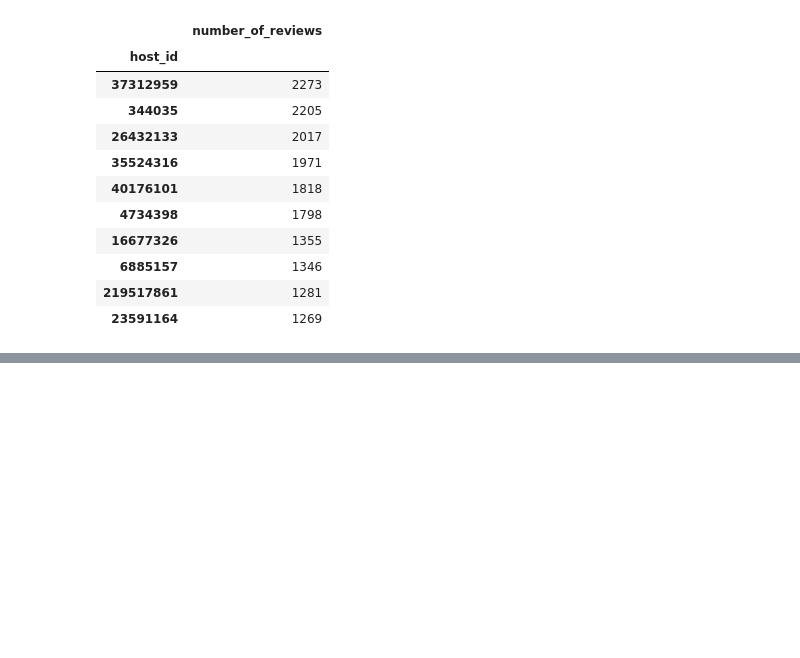
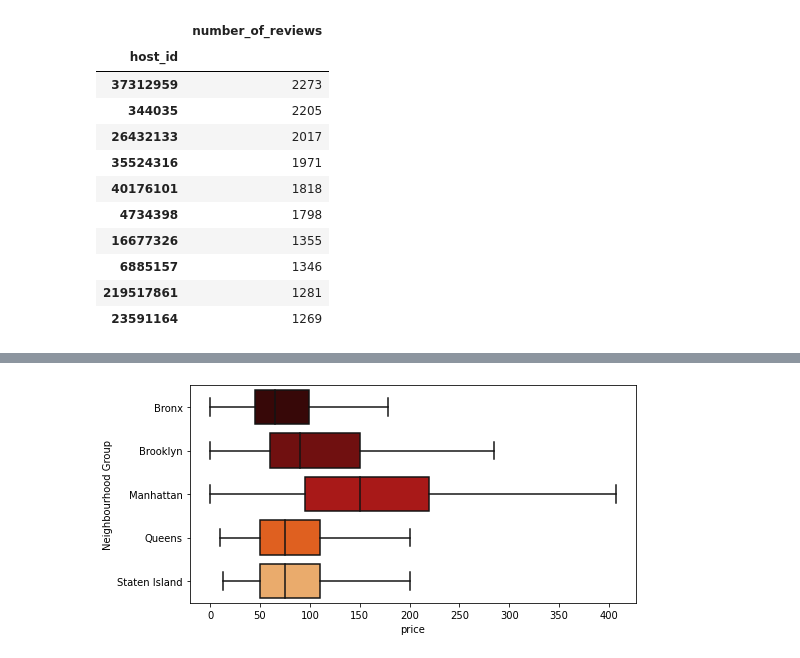
Before and after one commit to sgso-free/airbnb-project, a Jupyter notebook: src/explore.ipynb, the cells around one changed output, grey strips where cells are left out. Drawn from its saved outputs; the diff is of its cells as text; code cells hidden in the pictures; blank space fills up the shorter version.

```diff
--- a/src/explore.ipynb
+++ b/src/explore.ipynb
@@ -141,0 +244,9 @@ df.groupby(['neighbourhood'])['number_of_reviews','neighbourhood','host_id'].agg
+# %%
+#see relation with location and price
+#Checking correlation between neighbourhood_group and price:
+plt.figure(figsize = (8, 4))
+sns.boxplot(y = df['neighbourhood_group'], x = df['price'], orient = 'h', showfliers = False, palette = 'gist_heat')
+plt.ylabel('Neighbourhood Group')
+plt.show()
+# %% [output]
+[figure, added]
```
Also changed, not shown: parts of 49 cells of this notebook, 1 other file.
